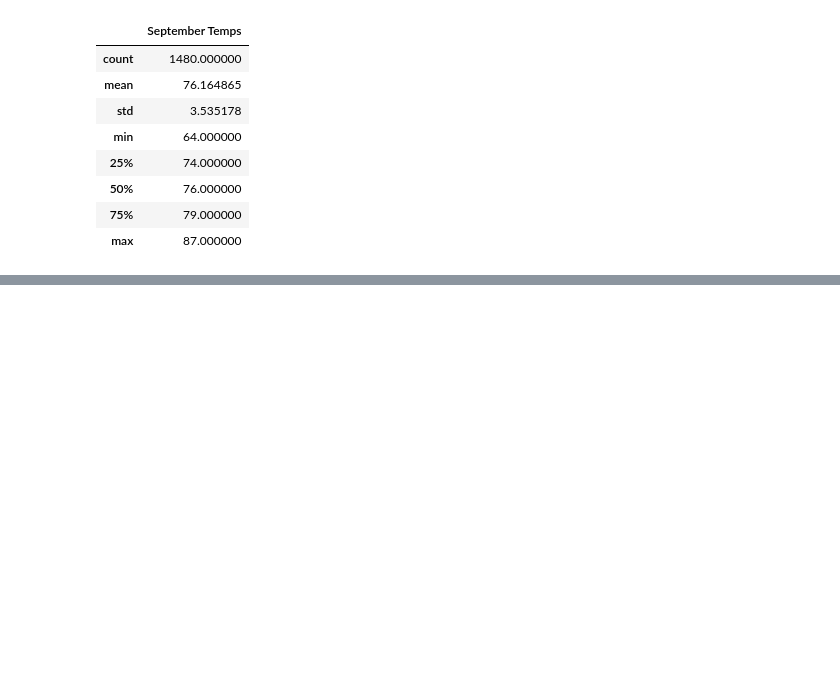
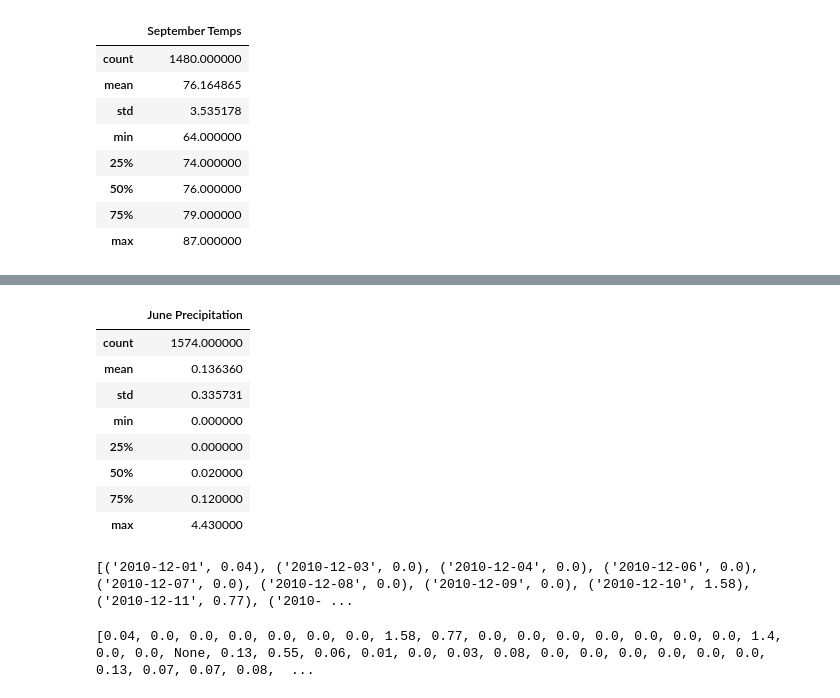
Before and after one commit to kelliwolf17/surfs_up, a Jupyter notebook: SurfsUp_Challenge.ipynb, the cells around one changed output, grey strips where cells are left out. Saved outputs shown, nothing was run; the diff lists cells and outputs as text; code cells hidden in the pictures; blank space fills up the shorter version.

```diff
--- a/SurfsUp_Challenge.ipynb
+++ b/SurfsUp_Challenge.ipynb
@@ -165,3 +165,7 @@ df.describe()
 | 50% | 76.000000 |
 | 75% | 79.000000 |
 | max | 87.000000 |
+# %%
+# June precipitation
+results = session.query(Measurement.date, Measurement.prcp).filter(extract('month', Measurement.date)==6).all()
+print(results)
@@ -167,0 +174,5 @@ df.describe()
+# %%
+precip_june = []
+for precip in results:
+    precip_june.append(precip.prcp)
+print(precip_june)
@@ -167,0 +181,3 @@ df.describe()
+# %%
+df = pd.DataFrame(precip_june, columns=['June Precipitation'])
+df.head()
@@ -167,0 +191,25 @@ df.describe()
+# %%
+df.describe()
+# %% [output]
+|  | June Precipitation |
+| count | 1574.000000 |
+| mean | 0.136360 |
+| std | 0.335731 |
+| min | 0.000000 |
+| 25% | 0.000000 |
+| 50% | 0.020000 |
+| 75% | 0.120000 |
+| max | 4.430000 |
+# %%
+# December precipitation
+results = session.query(Measurement.date, Measurement.prcp).filter(extract('month', Measurement.date)==12).all()
+print(results)
+# %% [output]
+[('2010-12-01', 0.04), ('2010-12-03', 0.0), ('2010-12-04', 0.0), ('2010-12-06', 0.0), ('2010-12-07', 0.0), ('2010-12-08', 0.0), ('2010-12-09', 0.0), ('2010-12-10', 1.58), ('2010-12-11', 0.77), ('2010- ...
+# %%
+precip_dec = []
+for precip in results:
+    precip_dec.append(precip.prcp)
+print(precip_dec)
+# %% [output]
+[0.04, 0.0, 0.0, 0.0, 0.0, 0.0, 0.0, 1.58, 0.77, 0.0, 0.0, 0.0, 0.0, 0.0, 0.0, 0.0, 1.4, 0.0, 0.0, None, 0.13, 0.55, 0.06, 0.01, 0.0, 0.03, 0.08, 0.0, 0.0, 0.0, 0.0, 0.0, 0.0, 0.13, 0.07, 0.07, 0.08,  ...
```
Also changed, not shown: parts of 5 cells of this notebook.
